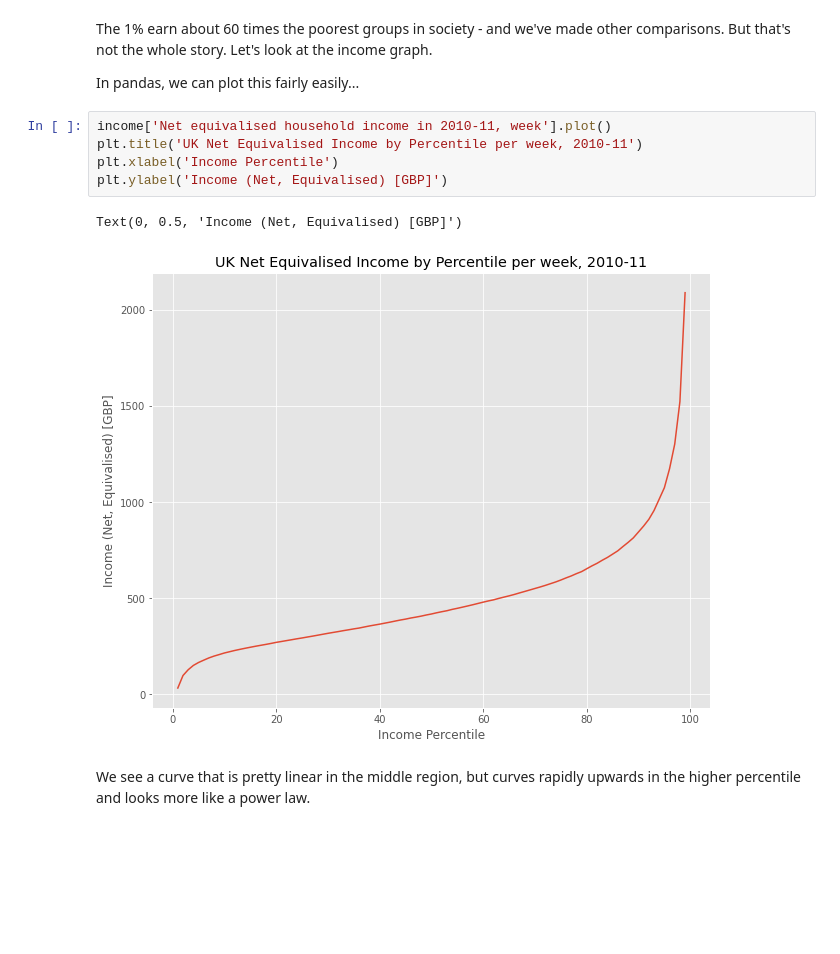
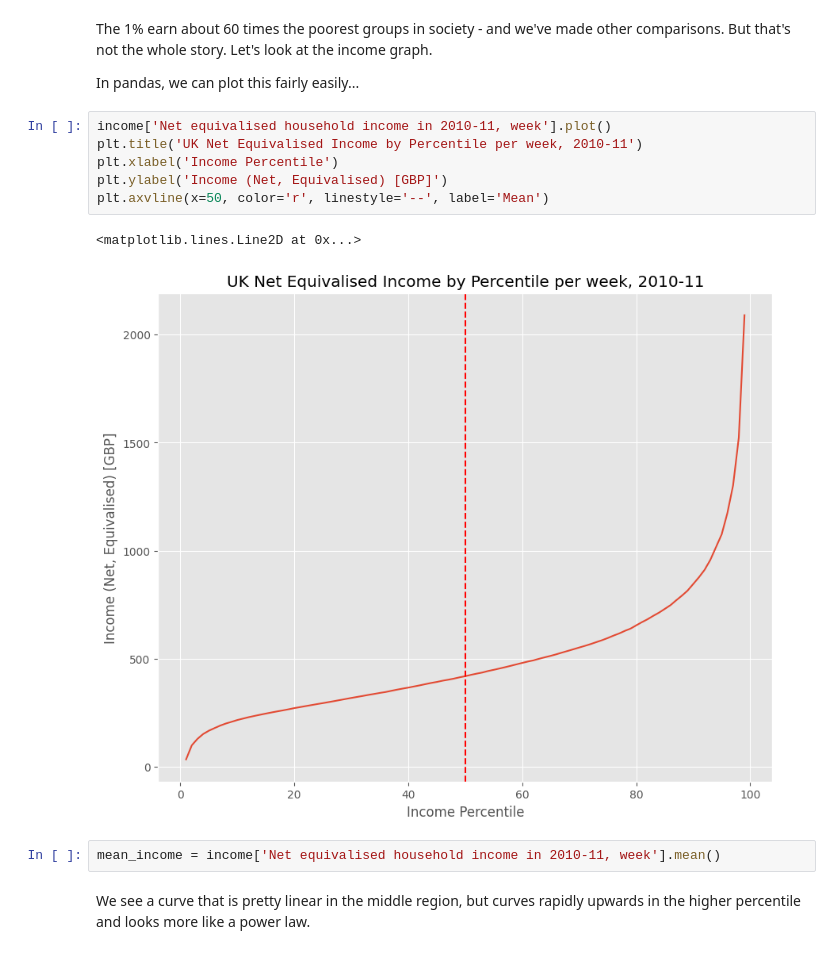
Before and after one commit to yannisyeung/QM2, a Jupyter notebook: notebooks/W02. Pandas.ipynb, the cells around one changed output. Saved outputs shown, nothing was run; the diff lists cells and outputs as text; blank space fills up the shorter version.

```diff
--- a/notebooks/W02. Pandas.ipynb
+++ b/notebooks/W02. Pandas.ipynb
@@ -196,11 +253,14 @@ In pandas, we can plot this fairly easily...
 # %%
 income['Net equivalised household income in 2010-11, week'].plot()
 plt.title('UK Net Equivalised Income by Percentile per week, 2010-11')
 plt.xlabel('Income Percentile')
 plt.ylabel('Income (Net, Equivalised) [GBP]')
+plt.axvline(x=50, color='r', linestyle='--', label='Mean')
 # %% [output]
-Text(0, 0.5, 'Income (Net, Equivalised) [GBP]')
+<matplotlib.lines.Line2D at 0x...>
-[figure, old version]
+[figure, new version]
+# %%
+mean_income = income['Net equivalised household income in 2010-11, week'].mean()
 # %% [markdown]
 We see a curve that is pretty linear in the middle region, but curves rapidly upwards in the higher percentile and looks more like a power law.
 # %% [markdown]
```
Also changed, not shown: parts of 14 cells of this notebook.
